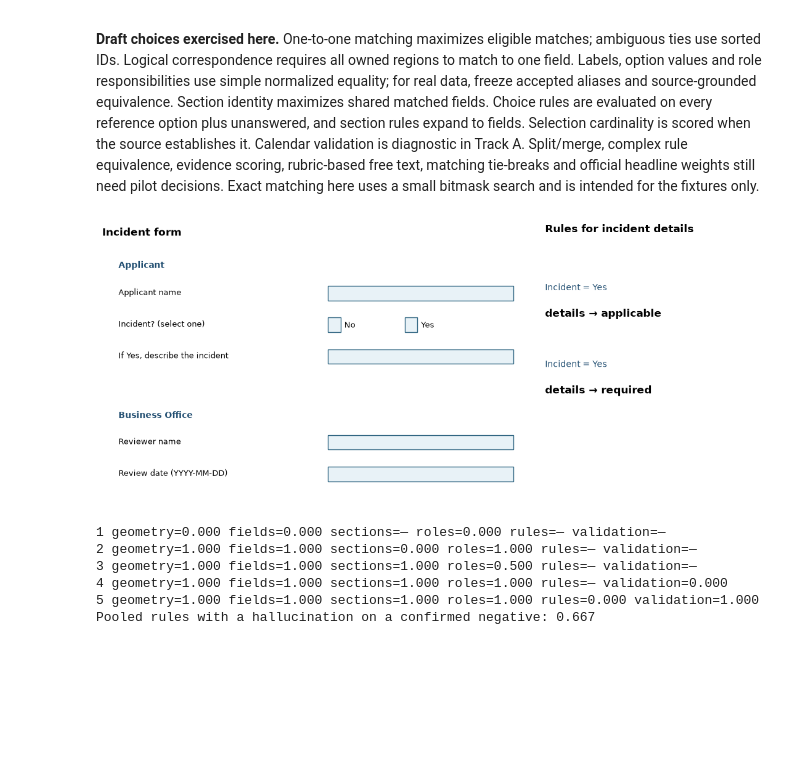
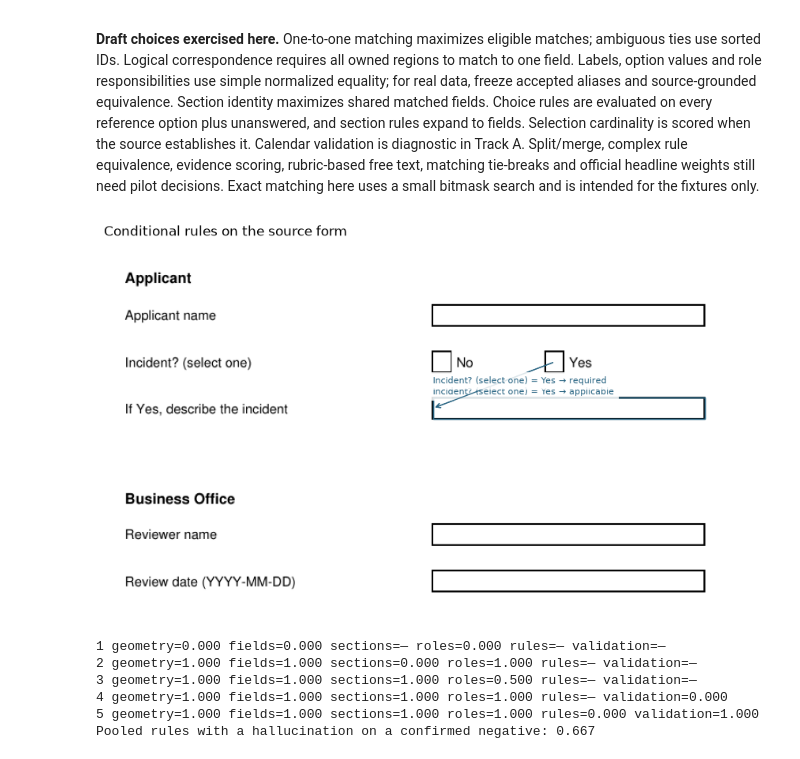
Before and after one commit to globalforms/metric-pilot, a Jupyter notebook: GlobalForms-metric-pilot.ipynb, the cells around one changed output. Saved outputs shown, nothing was run; the diff lists cells and outputs as text; code cells hidden in the pictures; blank space fills up the shorter version.

Commit message:
Render five Track A comparisons with reusable page overlays
Refs Jordy-VL/form2agent#277

```diff
--- a/GlobalForms-metric-pilot.ipynb
+++ b/GlobalForms-metric-pilot.ipynb
@@ -84,37 +84,20 @@ for stage in stages:
     assert FormSpec.model_validate_json(json.dumps(stage)).model_dump(exclude_unset=True) == stage
 # %%
 import matplotlib.pyplot as plt
-from matplotlib.patches import Rectangle
+from globalforms.overlays import compare_layer, draw_layer, draw_region_pair, page_axes, page_marks
 
-fig, (page, policy) = plt.subplots(1, 2, figsize=(11, 4.8), width_ratios=[2, 1])
-page.set(xlim=(30, 510), ylim=(320, 35), aspect="equal")
-page.axis("off")
-page.set_title("Incident form", loc="left", fontweight="bold")
-for section in incident_spec.sections.values():
-    x, y, *_ = incident_spec.evidence[section.evidenceIds[0]].bbox
-    page.text(x, y + 8, section.title, color="#214e71", weight="bold")
-for field in incident_spec.fields.values():
-    x, y, *_ = incident_spec.evidence[field.evidenceIds[0]].bbox
-    page.text(x, y + 10, field.label, fontsize=9)
-    for region in field.regions:
-        x, y, w, h = incident_spec.regions[region].bbox
-        page.add_patch(Rectangle((x, y), w, h, edgecolor="#326783", facecolor="#e8f2f7"))
-        for option, widget in field.options.items():
-            if widget == region:
-                page.text(x + w + 4, y + 11, option, fontsize=9)
-policy.axis("off")
-policy.set_title("Rules for incident details", loc="left", fontweight="bold")
-for index, rule in enumerate(incident_spec.rules):
-    controller = incident_spec.fields[rule.controller].label.split("?")[0]
-    operator = {"eq": "=", "ne": "≠"}[rule.op]
-    y = 0.80 - index * 0.29
-    policy.text(0, y, f"{controller} {operator} {rule.option}", transform=policy.transAxes, color="#214e71")
-    policy.text(0, y - 0.10, f"{', '.join(rule.fields)} → {rule.effect}", transform=policy.transAxes,
-                weight="bold", fontsize=12)
-fig.tight_layout()
+# The image is a rendering of the synthetic PDF embedded in the scoring explainer.
+paper = plt.imread("fixtures/incident-page-1.png")
+page_size = (612, 792)
+viewport = (32, 38, 495, 280)
+gold_marks = page_marks(incident_spec, 1, default_role="Applicant")
+fig, ax = plt.subplots(figsize=(9, 5), layout="constrained")
+page_axes(ax, page_size, image=paper, crop=viewport)
+draw_layer(ax, gold_marks, "rules")
+ax.set_title("Conditional rules on the source form", loc="left")
 plt.show()
 # %% [output]
-[figure, old version]
+[figure, new version]
 # %%
 # Optional. Run with WRITE_PDFS = True to create the five fixtures.
 WRITE_PDFS = False
```
Also changed, not shown: parts of 2 cells of this notebook, 3 other files.
